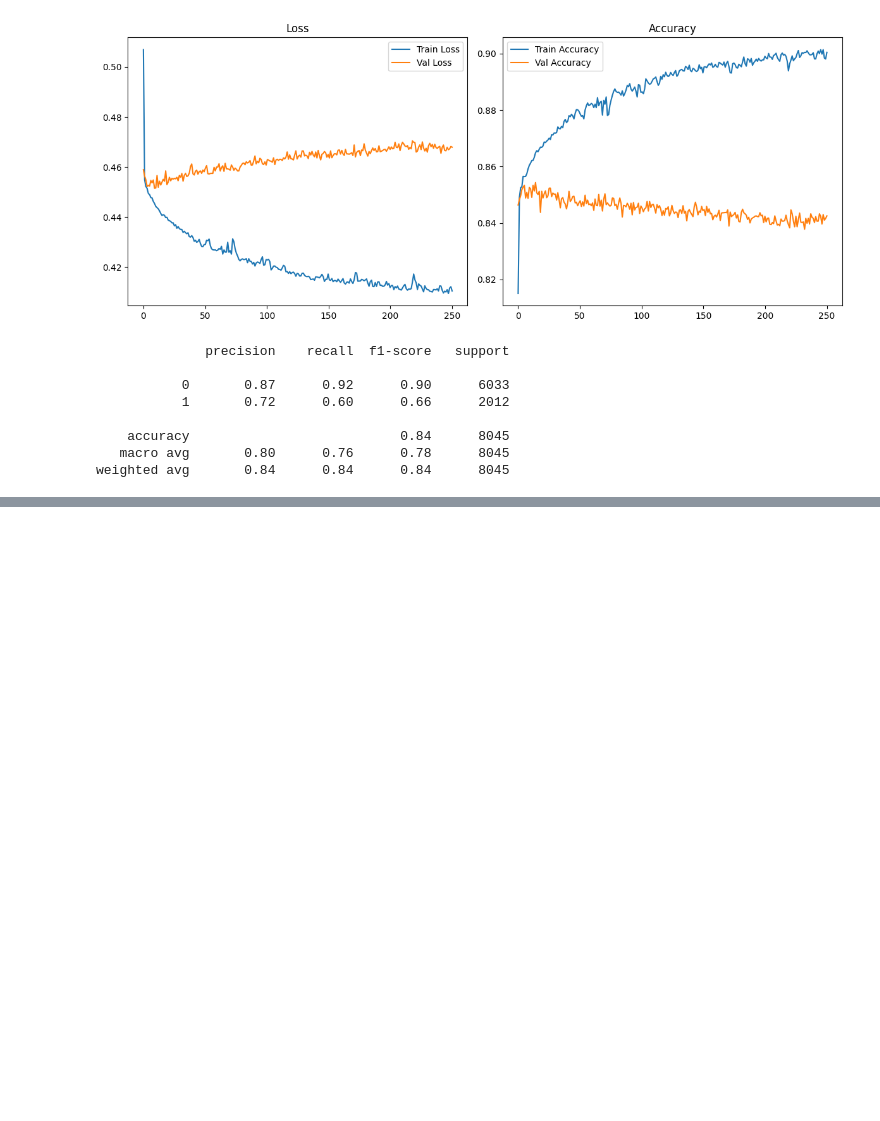
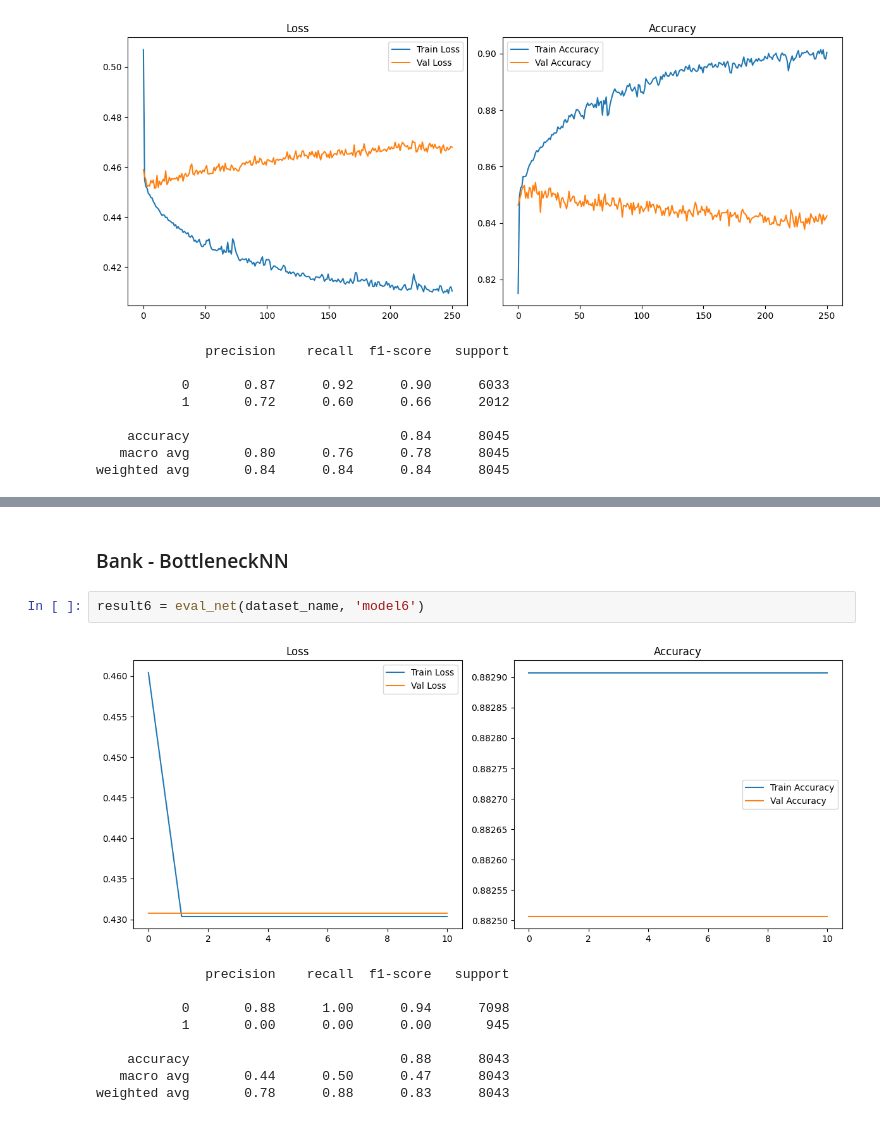
Before and after one commit to MatteoVicenzino/XAI_robustness_analysis, a Jupyter notebook: tuning_new_model.ipynb, the cells around one changed output, grey strips where cells are left out. Drawn from its saved outputs; the diff is of its cells as text; blank space fills up the shorter version.

```diff
--- a/tuning_new_model.ipynb
+++ b/tuning_new_model.ipynb
@@ -129,0 +174,14 @@ plt.show()
+# %% [markdown]
+### Bank - BottleneckNN
+# %%
+result6 = eval_net(dataset_name, 'model6')
+# %% [output]
+[figure, added]
+              precision    recall  f1-score   support
+
+           0       0.88      1.00      0.94      7098
+           1       0.00      0.00      0.00       945
+
+    accuracy                           0.88      8043
+   macro avg       0.44      0.50      0.47      8043
+weighted avg       0.78      0.88      0.83      8043
```
Also changed, not shown: parts of 29 cells of this notebook, 31 other files.
